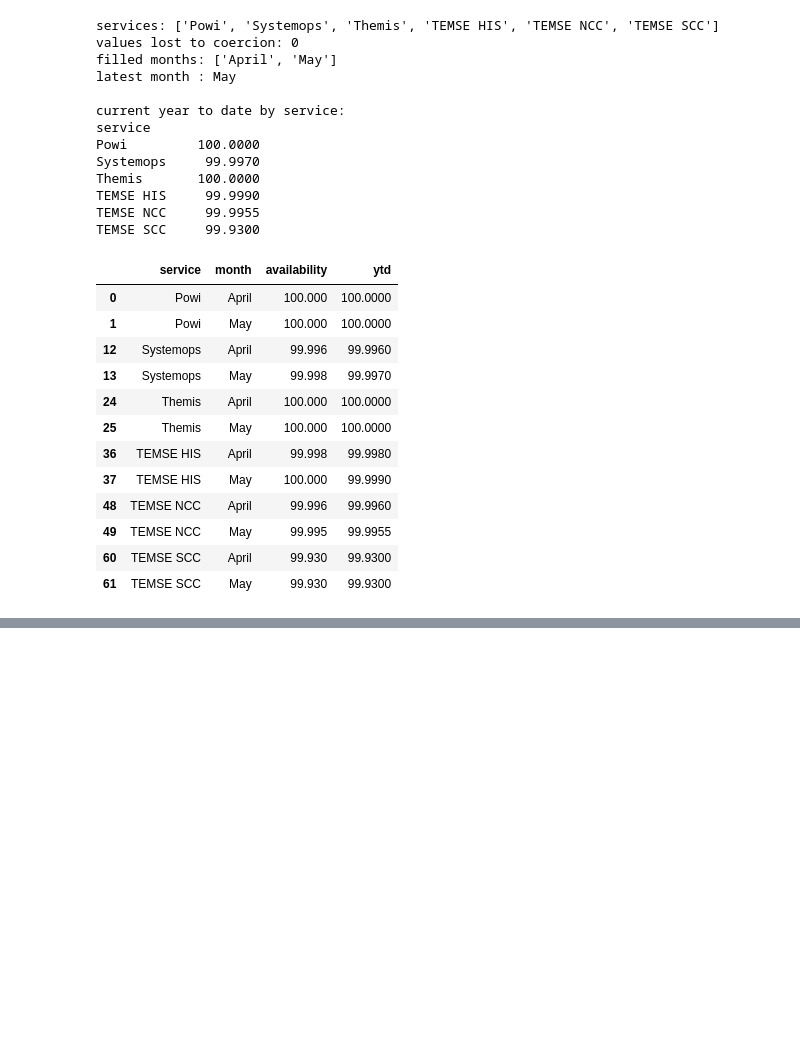
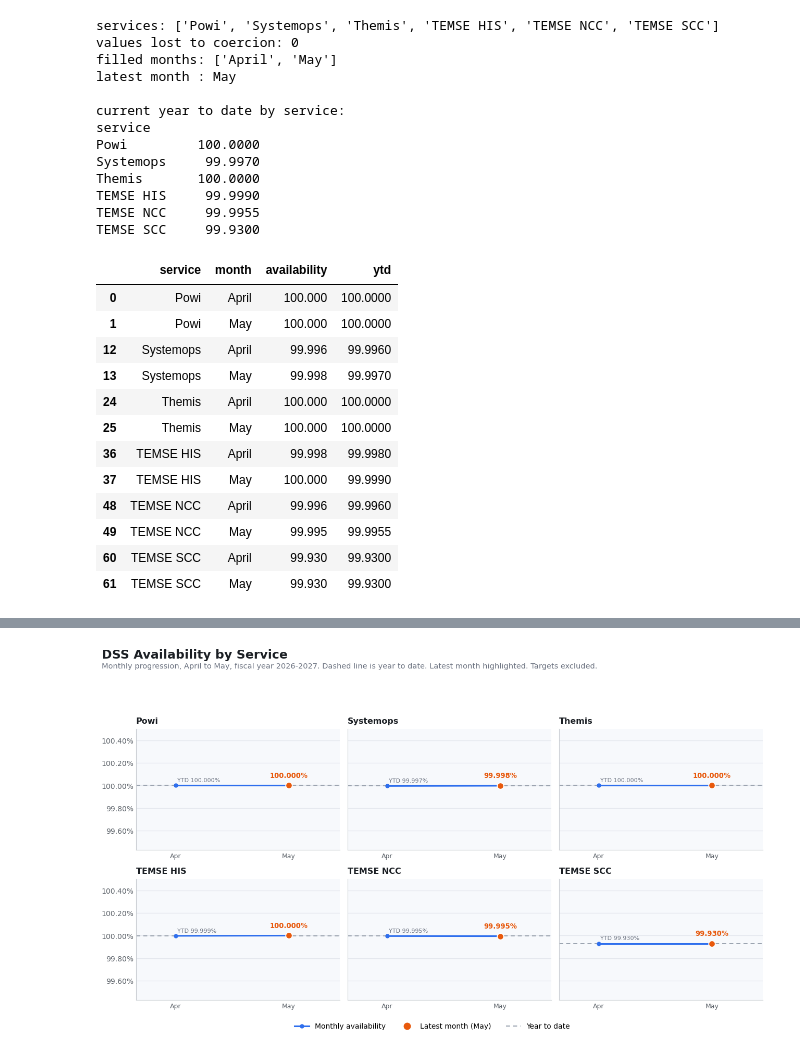
Before and after one commit to ErickChauke/availability-visualiser, a Jupyter notebook: notebook.ipynb, the cells around one changed output, grey strips where cells are left out. Drawn from its saved outputs; the diff is of its cells as text; code cells hidden in the pictures; blank space fills up the shorter version.

Commit message:
add panel and grouped columns availability charts with discussion

```diff
--- a/notebook.ipynb
+++ b/notebook.ipynb
@@ -169,0 +174,89 @@ TEMSE SCC     99.9300
+# %%
+import math
+
+# Cohesive palette for a clean executive dashboard
+INK = "#1b1f24"
+MUTED = "#6b7280"
+LINE = "#2f6fed"      # monthly trend
+LATEST = "#e8590c"    # latest month
+YTD_C = "#9aa3af"     # year to date
+PANEL_BG = "#f7f9fc"
+
+plt.rcParams.update({
+    "axes.edgecolor": "#c8ccd1",
+    "axes.linewidth": 0.8,
+    "xtick.color": "#5b6168",
+    "ytick.color": "#5b6168",
+})
+
+# Shared, zoomed vertical axis so the tight band of values stays readable
+all_vals = pd.concat([monthly["availability"], ytd_now]).dropna()
+ymin = all_vals.min() - Y_AXIS_PAD
+ymax = min(100 + Y_AXIS_PAD, all_vals.max() + Y_AXIS_PAD)
+
+ncols = 3
+nrows = math.ceil(len(SERVICES) / ncols)
+fig, axes = plt.subplots(nrows, ncols, figsize=(13, 7.4), sharey=True)
+fig.patch.set_facecolor("white")
+axes = axes.ravel()
+
+x = list(range(len(filled_months)))
+xlabels = [str(m)[:3] for m in filled_months]
+
+for ax, svc in zip(axes, SERVICES):
+    ax.set_facecolor(PANEL_BG)
+    s = monthly[monthly["service"] == svc].sort_values("month")
+    yv = s["availability"].tolist()
+    yv_ytd = ytd_now[svc]
+
+    # year to date reference line
+    ax.axhline(yv_ytd, color=YTD_C, linestyle=(0, (4, 3)), linewidth=1.4, zorder=2)
+    ax.annotate(f"YTD {yv_ytd:.3f}%", (0, yv_ytd), textcoords="offset points", xytext=(2, 5),
+                ha="left", fontsize=8, color=MUTED)
+
+    # monthly trend, with the latest month picked out
+    ax.plot(x, yv, color=LINE, linewidth=2.2, zorder=3)
+    ax.plot(x[:-1], yv[:-1], "o", color=LINE, markersize=5, zorder=4)
+    ax.plot([x[-1]], [yv[-1]], "o", color=LATEST, markersize=9, zorder=5,
+            markeredgecolor="white", markeredgewidth=1.3)
+    ax.annotate(f"{yv[-1]:.3f}%", (x[-1], yv[-1]), textcoords="offset points", xytext=(0, 11),
+                ha="center", fontsize=9.5, fontweight="bold", color=LATEST)
+
+    ax.set_title(svc, fontsize=11.5, fontweight="bold", color=INK, loc="left", pad=8)
+    ax.set_xticks(x)
+    ax.set_xticklabels(xlabels, fontsize=9)
+    ax.set_xlim(-0.35, len(filled_months) - 0.55)
+    ax.set_ylim(ymin, ymax)
+    ax.grid(axis="y", color="#e4e8ee", linewidth=0.9, zorder=0)
+    ax.yaxis.set_major_formatter(mticker.FuncFormatter(lambda v, _: f"{v:.2f}%"))
+    ax.tick_params(length=0)
+    for sp in ("top", "right"):
+        ax.spines[sp].set_visible(False)
+
+for ax in axes[len(SERVICES):]:
+    ax.set_visible(False)
+
+fig.suptitle("DSS Availability by Service", x=0.012, y=1.005, ha="left",
+             fontsize=17, fontweight="bold", color=INK)
+fig.text(0.012, 0.955,
+         f"Monthly progression, April to {latest_month}, fiscal year {sheet}. "
+         f"Dashed line is year to date. Latest month highlighted. Targets excluded.",
+         ha="left", fontsize=10.5, color=MUTED)
+
+handles = [
+    plt.Line2D([], [], color=LINE, marker="o", linewidth=2.2, markersize=5,
+               label="Monthly availability"),
+    plt.Line2D([], [], color=LATEST, marker="o", linestyle="", markersize=9,
+               label=f"Latest month ({latest_month})"),
+    plt.Line2D([], [], color=YTD_C, linestyle=(0, (4, 3)), linewidth=1.4, label="Year to date"),
+]
+fig.legend(handles=handles, loc="lower center", ncol=3, frameon=False, fontsize=10,
+           bbox_to_anchor=(0.5, 0.0))
+
+fig.tight_layout(rect=[0.0, 0.05, 1, 0.90])
+
+fig_path = OUT_PATH / f"{STEM}_monthly_availability.png"
+fig.savefig(fig_path, dpi=170, bbox_inches="tight", facecolor="white")
+print("saved", fig_path)
+plt.show()
+# %% [output]
@@ -169,0 +264 @@ TEMSE SCC     99.9300
+[figure, added]
```
Also changed, not shown: parts of 6 cells of this notebook, 2 other files.
